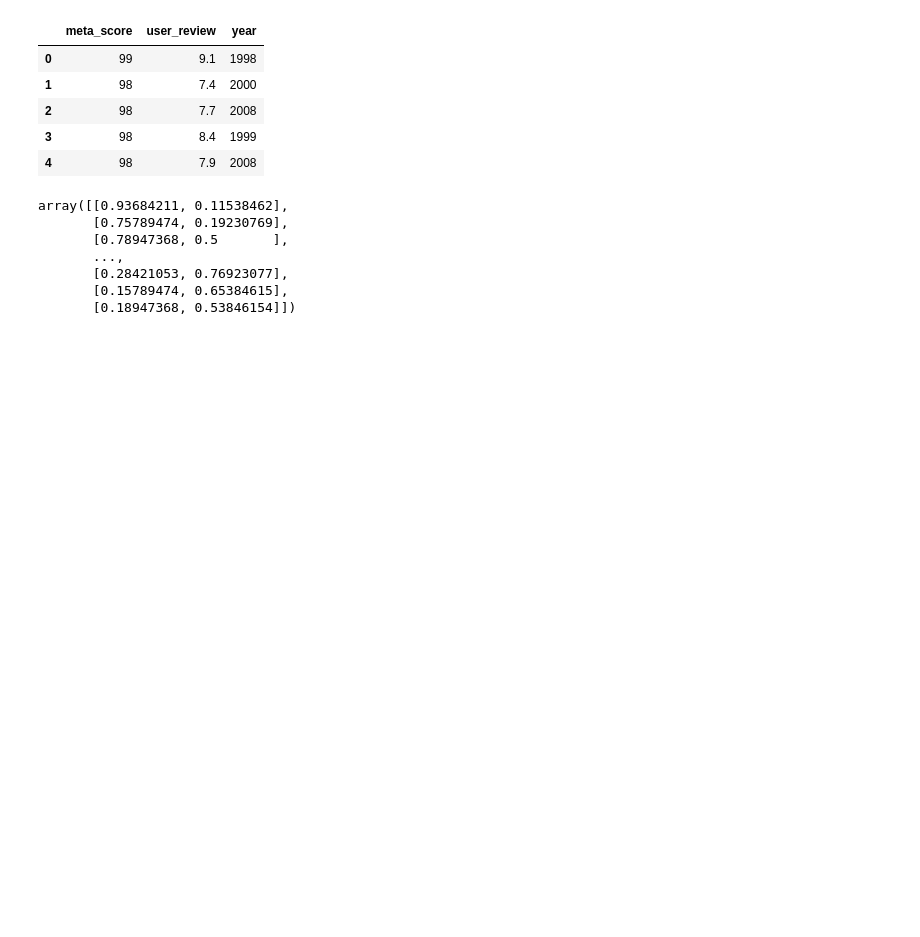
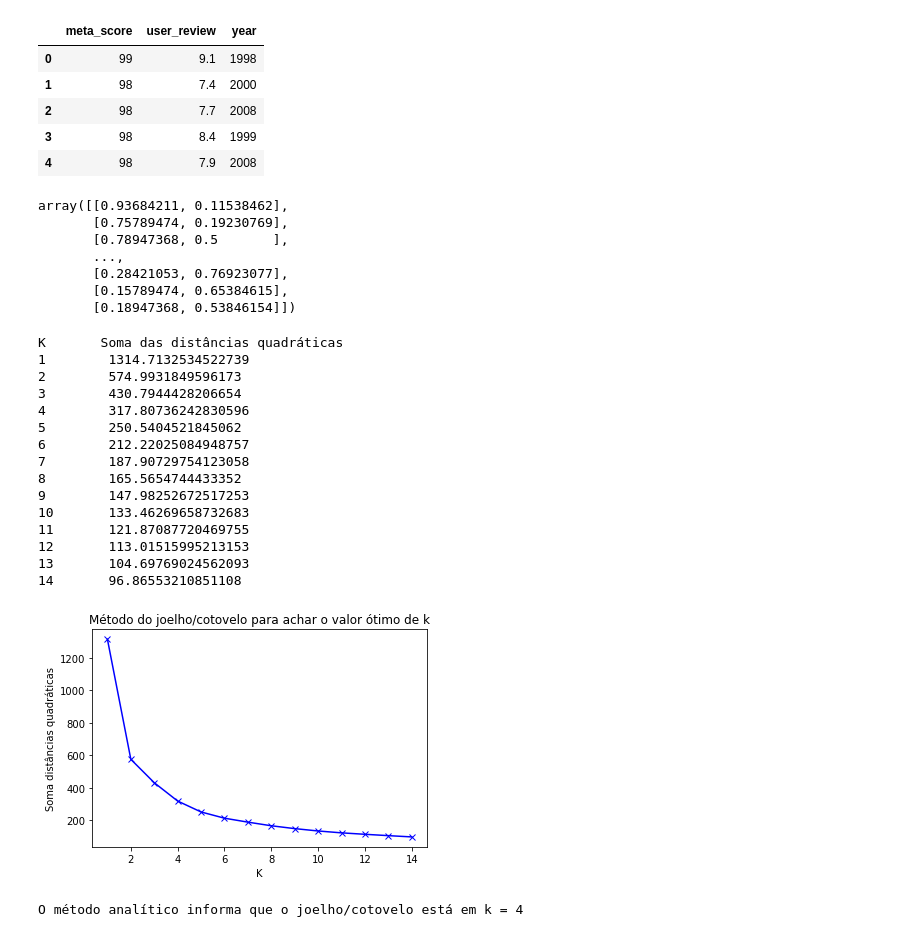
Before and after one commit to LPestana18/Projeto-Games, a Jupyter notebook: gamesia/gamesIA.ipynb, the cells around one changed output. Drawn from its saved outputs; the diff is of its cells as text; code cells hidden in the pictures; blank space fills up the shorter version.

```diff
--- a/gamesia/gamesIA.ipynb
+++ b/gamesia/gamesIA.ipynb
@@ -694,17 +694,34 @@ array([[0.93684211, 0.11538462],
 # %%
 soma_distancias_quadraticas = []
 K = range(1, 15)
 print('\nK\tSoma das distâncias quadráticas')
 for k in K:
     km = KMeans(n_clusters=k)
     km = km.fit(transformed_data)
     soma_distancias_quadraticas.append(km.inertia_)
     print(k, '\t', soma_distancias_quadraticas[k-1])
 plt.plot(K, soma_distancias_quadraticas, 'bx-')
 plt.xlabel('K')
 plt.ylabel('Soma distâncias quadráticas')
 plt.title('Método do joelho/cotovelo para achar o valor ótimo de k')
 plt.show()
-kl = KneeLocator()
 kl = KneeLocator(K, soma_distancias_quadraticas, curve="convex", direction="decreasing")
 print('O método analítico informa que o joelho/cotovelo está em k =', kl.elbow)
+# %% [output]
+K       Soma das distâncias quadráticas
+1        1314.7132534522739
+2        574.9931849596173
+3        430.7944428206654
+4        317.80736242830596
+5        250.5404521845062
+6        212.22025084948757
+7        187.90729754123058
+8        165.5654744433352
+9        147.98252672517253
+10       133.46269658732683
+11       121.87087720469755
+12       113.01515995213153
+13       104.69769024562093
+14       96.86553210851108
+[figure, added]
+O método analítico informa que o joelho/cotovelo está em k = 4
```
Also changed, not shown: parts of 3 cells of this notebook, 1 other file.
